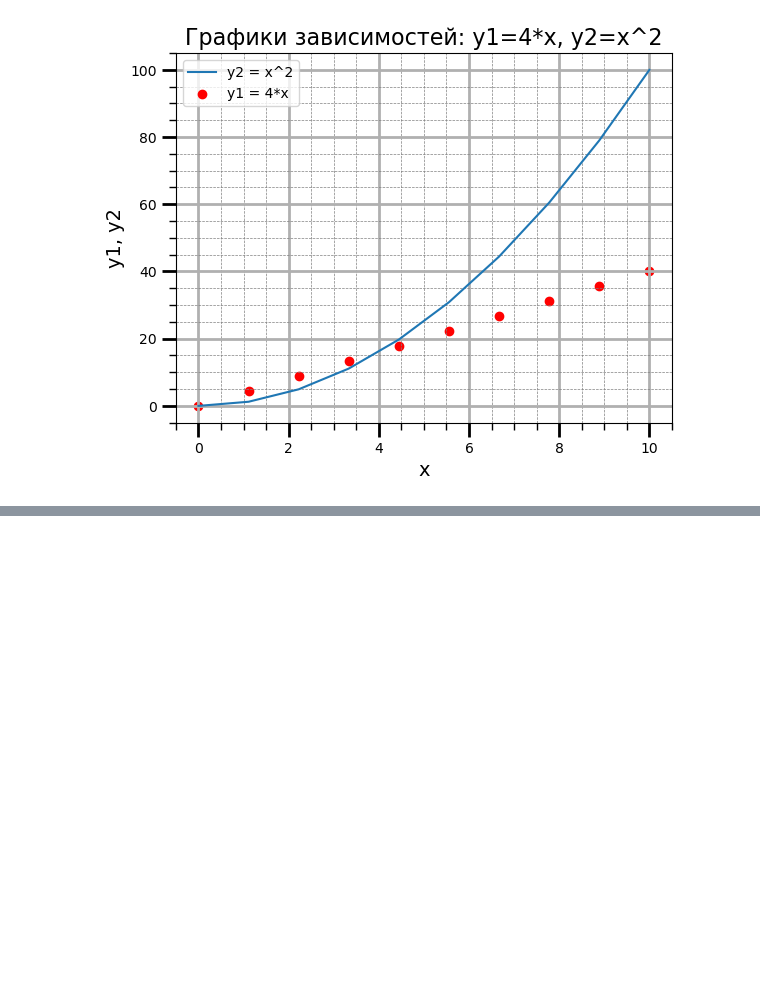
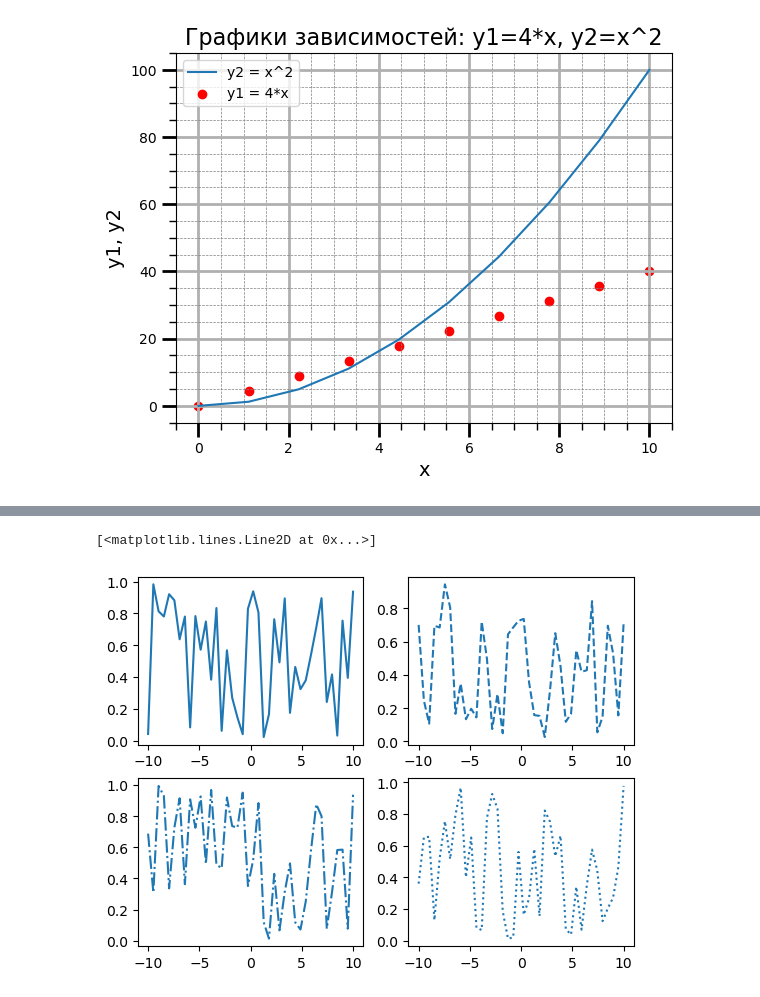
Before and after one commit to vs-sys/Python, a Jupyter notebook: Part Two/Лекции/2-Библиотека Matplotlib.ipynb, the cells around one changed output, grey strips where cells are left out. Drawn from its saved outputs; the diff is of its cells as text; code cells hidden in the pictures; blank space fills up the shorter version.

```diff
--- a/Part Two/Лекции/2-Библиотека Matplotlib.ipynb
+++ b/Part Two/Лекции/2-Библиотека Matplotlib.ipynb
@@ -83,0 +117,18 @@ plt.show() # Отображение графиков функций
+# %%
+# Импорт функций
+import numpy as np
+import matplotlib.pyplot as plt
+
+x = np.linspace(-10, 10, 40) # Создание массива значений аргумента X
+
+fig, ax = plt.subplots(2,2)  # Получаем объект фигуры и объекты осей
+
+ax[0, 0].plot(x, np.random.random(40), '-')
+ax[0, 1].plot(x, np.random.random(40), '--')
+ax[1, 0].plot(x, np.random.random(40), '-.')
+ax[1, 1].plot(x, np.random.random(40), ':')
+
+#plt.show()                   # Отображение графиков функций
+# %% [output]
+[<matplotlib.lines.Line2D at 0x...>]
+[figure, added]
```
Also changed, not shown: parts of 9 cells of this notebook.
